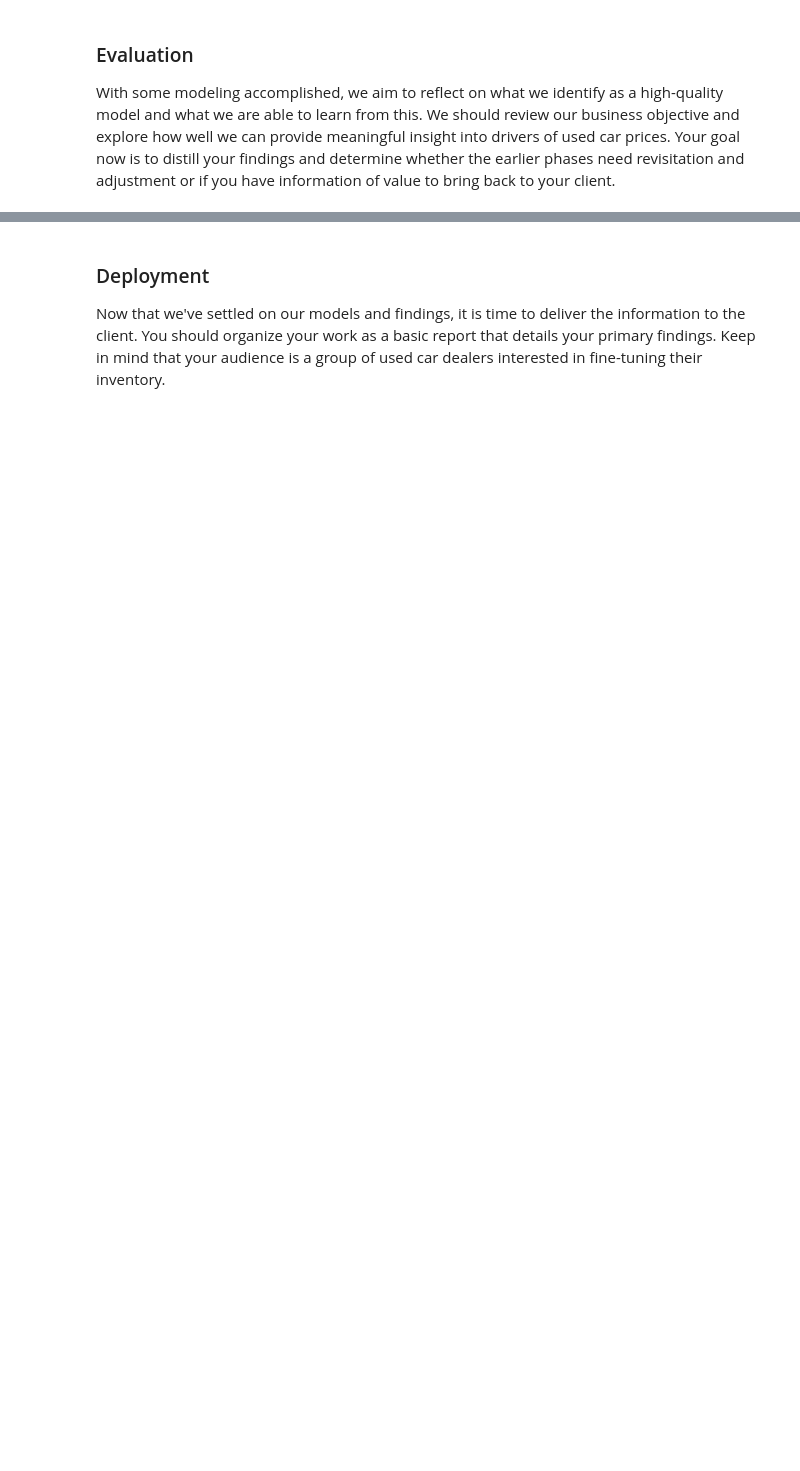
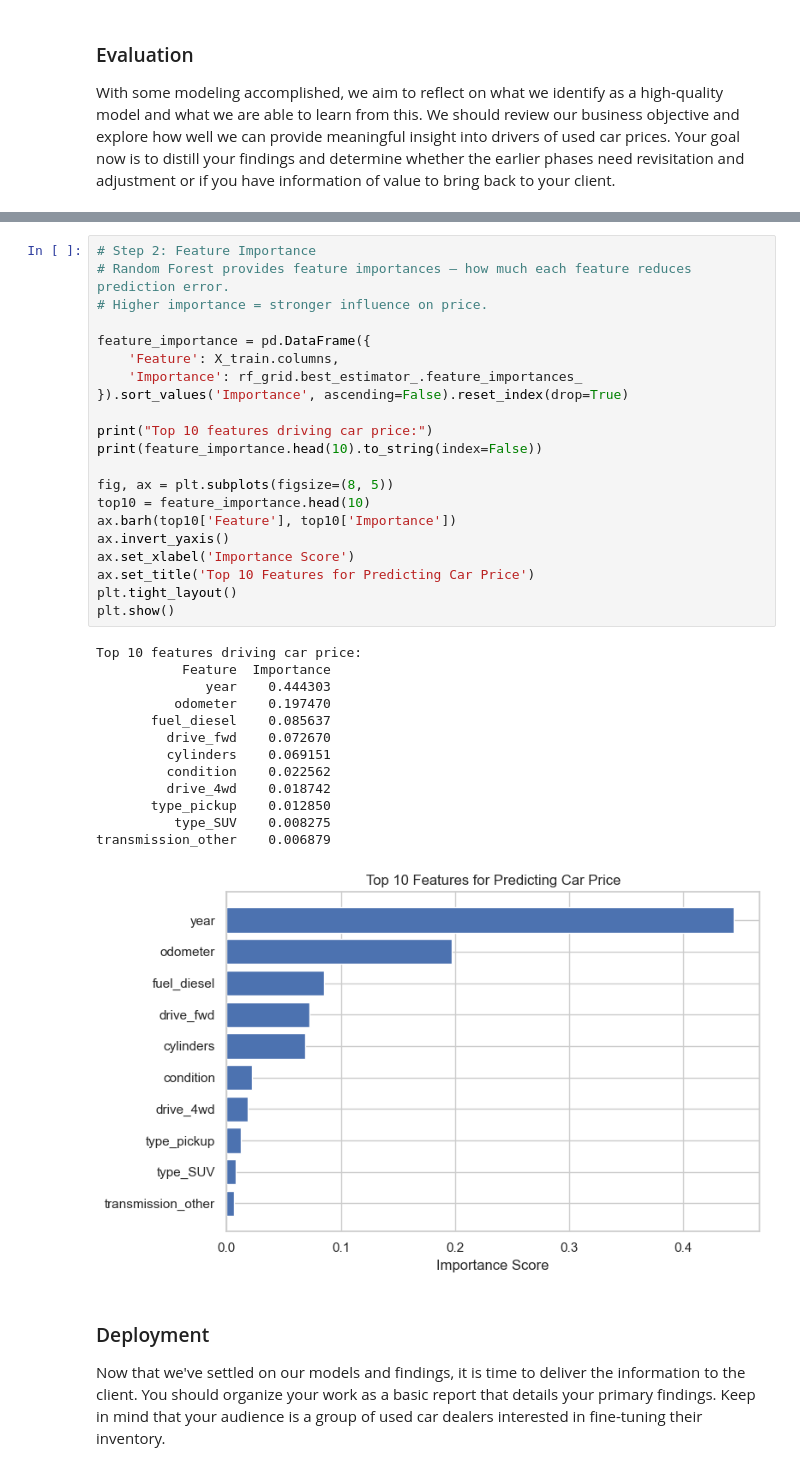
Before and after one commit to asbhat74/ml_assignment11_1_price_of_car, a Jupyter notebook: prompt_II.ipynb, the cells around one changed output, grey strips where cells are left out. Cells and saved outputs as stored; diff of their text form; blank space fills up the shorter version.

```diff
--- a/prompt_II.ipynb
+++ b/prompt_II.ipynb
@@ -459,3 +485,38 @@ With some modeling accomplished, we aim to reflect on what we identify as a high
+# %%
+# Step 2: Feature Importance
+# Random Forest provides feature importances — how much each feature reduces prediction error.
+# Higher importance = stronger influence on price.
+
+feature_importance = pd.DataFrame({
+    'Feature': X_train.columns,
+    'Importance': rf_grid.best_estimator_.feature_importances_
+}).sort_values('Importance', ascending=False).reset_index(drop=True)
+
+print("Top 10 features driving car price:")
+print(feature_importance.head(10).to_string(index=False))
+
+fig, ax = plt.subplots(figsize=(8, 5))
+top10 = feature_importance.head(10)
+ax.barh(top10['Feature'], top10['Importance'])
+ax.invert_yaxis()
+ax.set_xlabel('Importance Score')
+ax.set_title('Top 10 Features for Predicting Car Price')
+plt.tight_layout()
+plt.show()
+# %% [output]
+Top 10 features driving car price:
+           Feature  Importance
+              year    0.444303
+          odometer    0.197470
+       fuel_diesel    0.085637
+         drive_fwd    0.072670
+         cylinders    0.069151
+         condition    0.022562
+         drive_4wd    0.018742
+       type_pickup    0.012850
+          type_SUV    0.008275
+transmission_other    0.006879
+[figure, added]
 # %% [markdown]
 ### Deployment
 
```
Also changed, not shown: parts of 4 cells of this notebook.
